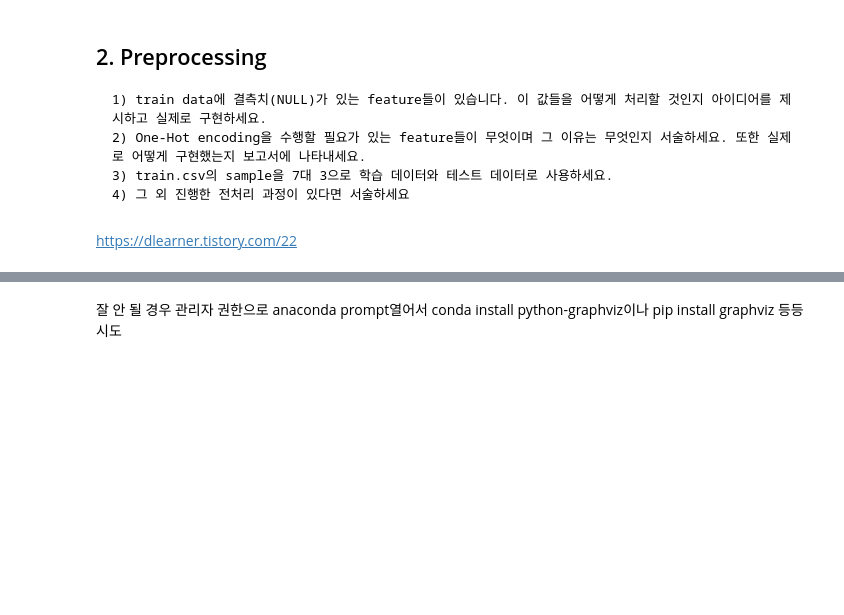
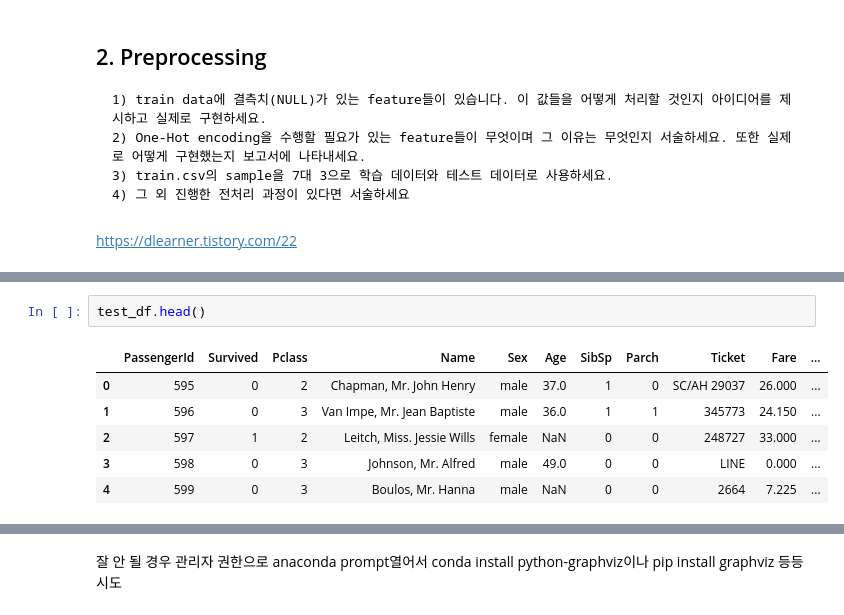
Before and after one commit to Talleyrand323/Gheegyehakseublone, a Jupyter notebook: 1기계학습론/HW1.ipynb, the cells around one changed output, grey strips where cells are left out. Saved outputs shown, nothing was run; the diff lists cells and outputs as text; blank space fills up the shorter version.

```diff
--- a/1기계학습론/HW1.ipynb
+++ b/1기계학습론/HW1.ipynb
@@ -19,2 +49,11 @@ https://dlearner.tistory.com/22
+# %%
+test_df.head()
+# %% [output]
+|  | PassengerId | Survived | Pclass | Name | Sex | Age | SibSp | Parch | Ticket | Fare | ... |
+| 0 | 595 | 0 | 2 | Chapman, Mr. John Henry | male | 37.0 | 1 | 0 | SC/AH 29037 | 26.000 | ... |
+| 1 | 596 | 0 | 3 | Van Impe, Mr. Jean Baptiste | male | 36.0 | 1 | 1 | 345773 | 24.150 | ... |
+| 2 | 597 | 1 | 2 | Leitch, Miss. Jessie Wills | female | NaN | 0 | 0 | 248727 | 33.000 | ... |
+| 3 | 598 | 0 | 3 | Johnson, Mr. Alfred | male | 49.0 | 0 | 0 | LINE | 0.000 | ... |
+| 4 | 599 | 0 | 3 | Boulos, Mr. Hanna | male | NaN | 0 | 0 | 2664 | 7.225 | ... |
 # %%
 import graphviz
```
Also changed, not shown: parts of 11 cells of this notebook, 1 other file.
